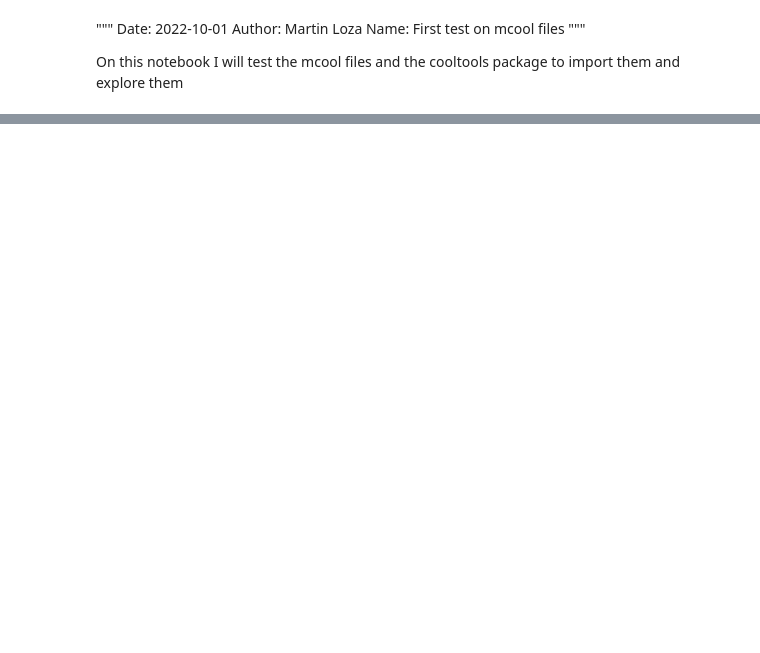
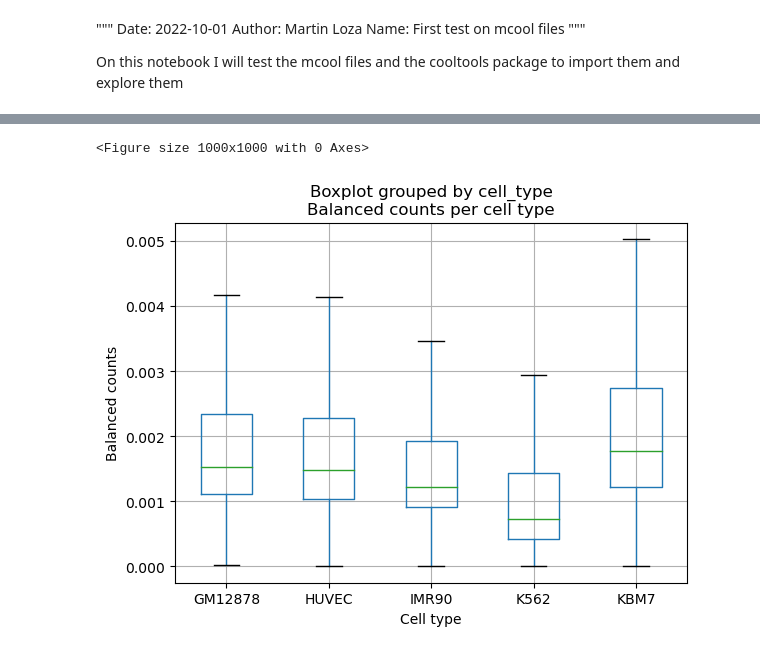
Before and after one commit to MartinLoza/HK_Interactions, a Jupyter notebook: Analysis/2023_12/2023_12_12/mcool_load_test_multipleCells.ipynb, the cells around one changed output, grey strips where cells are left out. Cells and saved outputs as stored; diff of their text form; code cells hidden in the pictures; blank space fills up the shorter version.

```diff
--- a/Analysis/2023_12/2023_12_12/mcool_load_test_multipleCells.ipynb
+++ b/Analysis/2023_12/2023_12_12/mcool_load_test_multipleCells.ipynb
@@ -76,0 +69,5 @@ ValueError: The number of FixedLocator locations (46), usually from a call to se
+# %%
+# Merge the weights data frames in the list
+weights_all = pd.concat(weights_dfs)
+# Table with the number of interactions per cell type
+weights_all.groupby('cell_type').size()
@@ -76,0 +82,10 @@ ValueError: The number of FixedLocator locations (46), usually from a call to se
+# %%
+plt.figure(figsize=(10, 10))
+weights_all.boxplot(column='balanced', by='cell_type', showfliers=False,    )
+plt.title('Balanced counts per cell type')
+plt.ylabel('Balanced counts')
+plt.xlabel('Cell type')
+plt.show()
+# %% [output]
+<Figure size 1000x1000 with 0 Axes>
+[figure, added]
```
Also changed, not shown: parts of 12 cells of this notebook, 2 other files.
